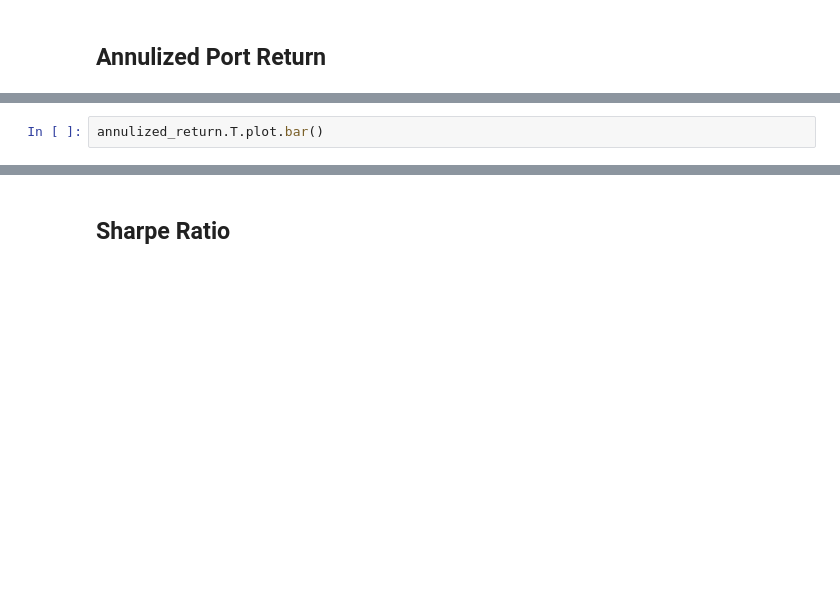
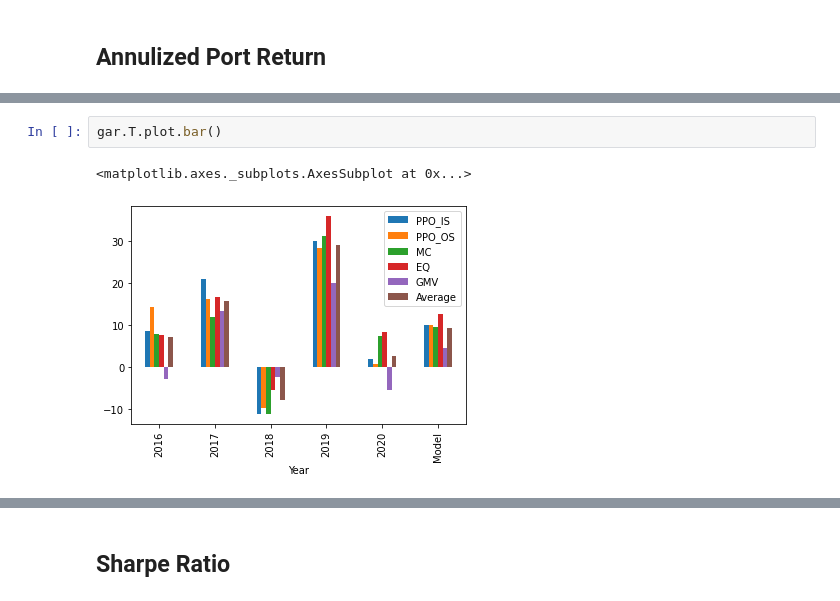
Before and after one commit to liyalihua/MasterThesis, a Jupyter notebook: 5_CompareResults.ipynb, the cells around one changed output, grey strips where cells are left out. Drawn from its saved outputs; the diff is of its cells as text; blank space fills up the shorter version.

```diff
--- a/5_CompareResults.ipynb
+++ b/5_CompareResults.ipynb
@@ -247,3 +251,6 @@ gar
 # %%
-annulized_return.T.plot.bar()
+gar.T.plot.bar()
+# %% [output]
+<matplotlib.axes._subplots.AxesSubplot at 0x...>
+[figure, added]
 # %%
```
Also changed, not shown: parts of 35 cells of this notebook, 9 other files.
